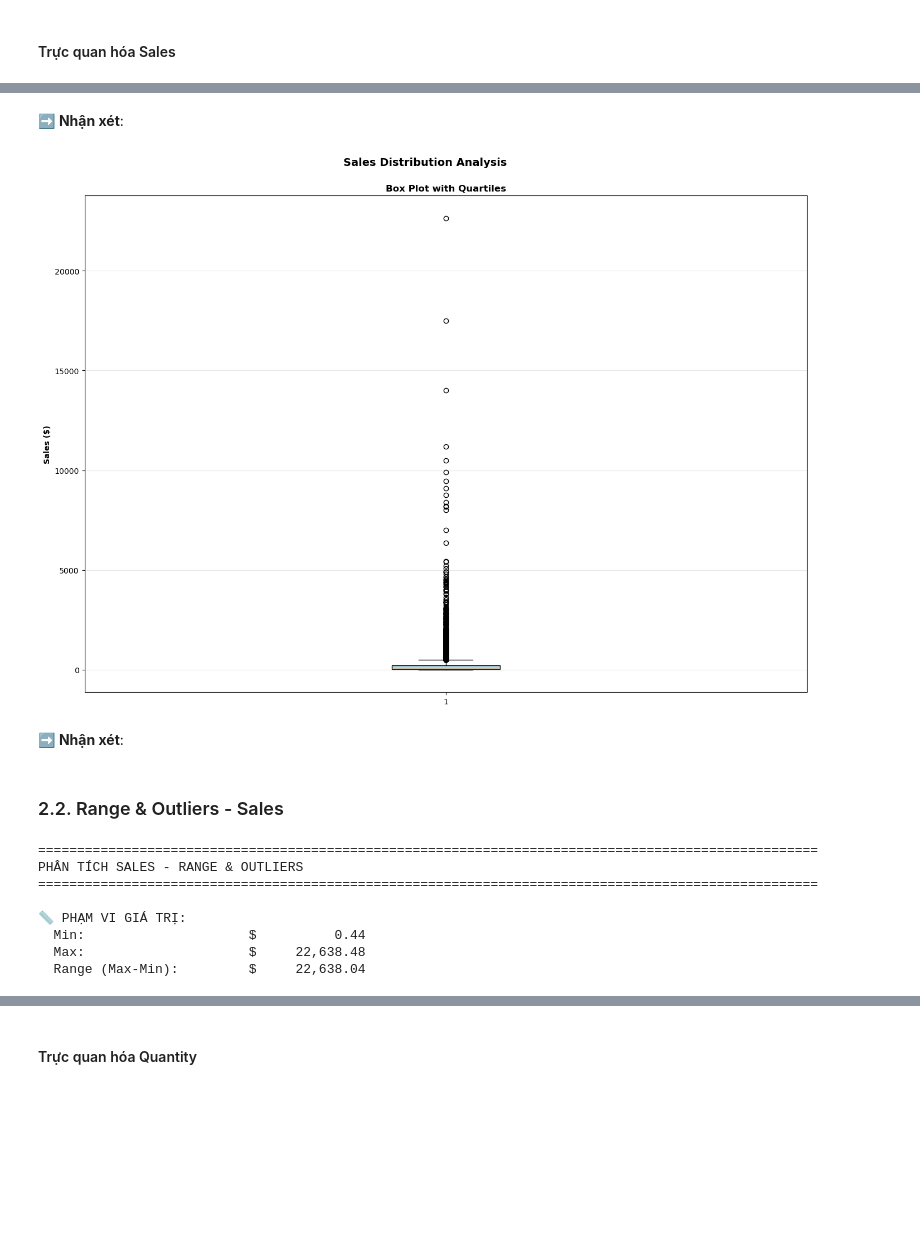
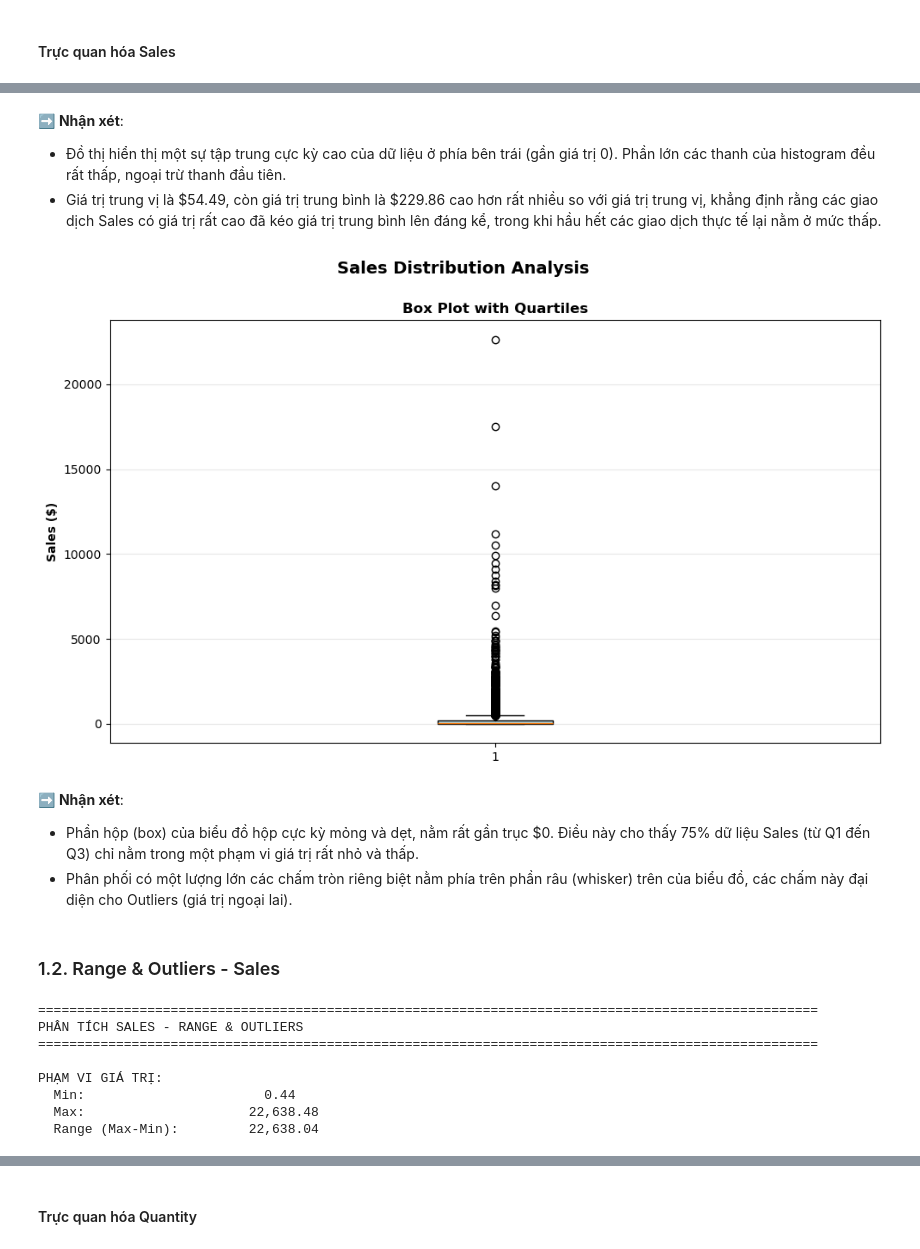
Before and after one commit to TThanhc/Superstore_Sales_Analysis, a Jupyter notebook: Data_CEPA.ipynb, the cells around one changed output, grey strips where cells are left out. Saved outputs shown, nothing was run; the diff lists cells and outputs as text; code cells hidden in the pictures; blank space fills up the shorter version.

```diff
--- a/Data_CEPA.ipynb
+++ b/Data_CEPA.ipynb
@@ -722,28 +402,34 @@ plt.show()
 # %% [markdown]
 ➡️ **Nhận xét**:
+
+- Đồ thị hiển thị một sự tập trung cực kỳ cao của dữ liệu ở phía bên trái (gần giá trị 0). Phần lớn các thanh của histogram đều rất thấp, ngoại trừ thanh đầu tiên.
+- Giá trị trung vị là \$54.49, còn giá trị trung bình là \$229.86 cao hơn rất nhiều so với giá trị trung vị, khẳng định rằng các giao dịch Sales có giá trị rất cao đã kéo giá trị trung bình lên đáng kể, trong khi hầu hết các giao dịch thực tế lại nằm ở mức thấp.
 # %%
 import matplotlib.pyplot as plt
 import seaborn as sns
 import numpy as np
 
-fig, axes = plt.subplots(1, 1, figsize=(14, 10))
+fig, axes = plt.subplots(1, 1, figsize=(10, 6))
 fig.suptitle('Sales Distribution Analysis', fontsize=14, fontweight='bold', y=1.00)
 
 # Box plot
 bp = axes.boxplot(data['Sales'], vert=True, patch_artist=True)
 bp['boxes'][0].set_facecolor('lightblue')
 axes.set_ylabel('Sales ($)', fontweight='bold')
 axes.set_title('Box Plot with Quartiles', fontweight='bold')
 axes.grid(axis='y', alpha=0.3)
 
 plt.tight_layout()
 plt.show()
 # %% [output]
-[figure, old version]
+[figure, new version]
 # %% [markdown]
 ➡️ **Nhận xét**:
+
+- Phần hộp (box) của biểu đồ hộp cực kỳ mỏng và dẹt, nằm rất gần trục \$0. Điều này cho thấy 75% dữ liệu Sales (từ Q1 đến Q3) chỉ nằm trong một phạm vi giá trị rất nhỏ và thấp.
+- Phân phối có một lượng lớn các chấm tròn riêng biệt nằm phía trên phần râu (whisker) trên của biểu đồ, các chấm này đại diện cho Outliers (giá trị ngoại lai).
 # %% [markdown]
-### 2.2. Range & Outliers - Sales
+### 1.2. Range & Outliers - Sales
 # %%
 print("\n" + "=" * 100)
 print("PHÂN TÍCH SALES - RANGE & OUTLIERS")
@@ -754,19 +440,19 @@ min_sales = data['Sales'].min()
 max_sales = data['Sales'].max()
 range_sales = max_sales - min_sales
 
-print(f"\n📏 PHẠM VI GIÁ TRỊ:")
-print(f"  Min:                     ${min_sales:>14,.2f}")
-print(f"  Max:                     ${max_sales:>14,.2f}")
-print(f"  Range (Max-Min):         ${range_sales:>14,.2f}")
+print(f"\nPHẠM VI GIÁ TRỊ:")
+print(f"  Min:                     {min_sales:>6,.2f}")
+print(f"  Max:                     {max_sales:>6,.2f}")
+print(f"  Range (Max-Min):         {range_sales:>6,.2f}")
 # %% [output]
 ====================================================================================================
 PHÂN TÍCH SALES - RANGE & OUTLIERS
 ====================================================================================================
 
-📏 PHẠM VI GIÁ TRỊ:
-  Min:                     $          0.44
-  Max:                     $     22,638.48
-  Range (Max-Min):         $     22,638.04
+PHẠM VI GIÁ TRỊ:
+  Min:                       0.44
+  Max:                     22,638.48
+  Range (Max-Min):         22,638.04
 # %%
 
 # IQR method for outliers
```
Also changed, not shown: parts of 58 cells of this notebook.
